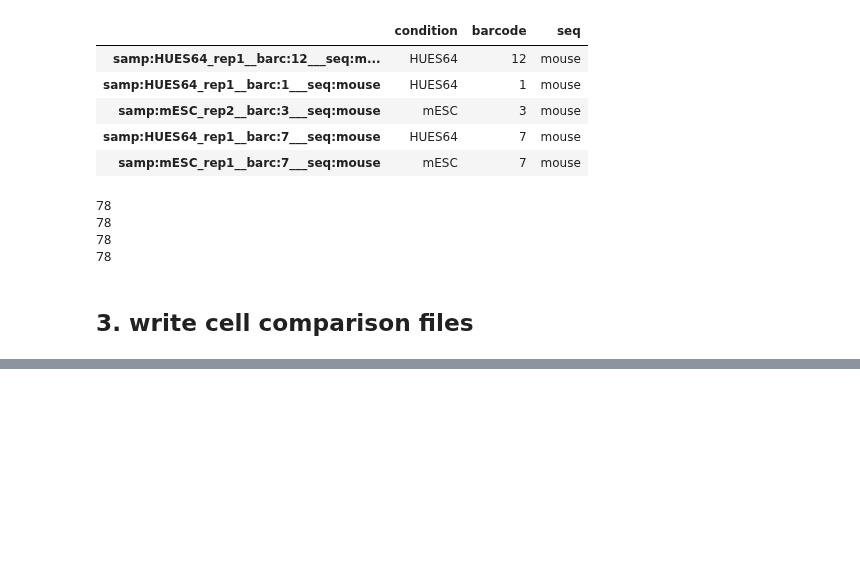
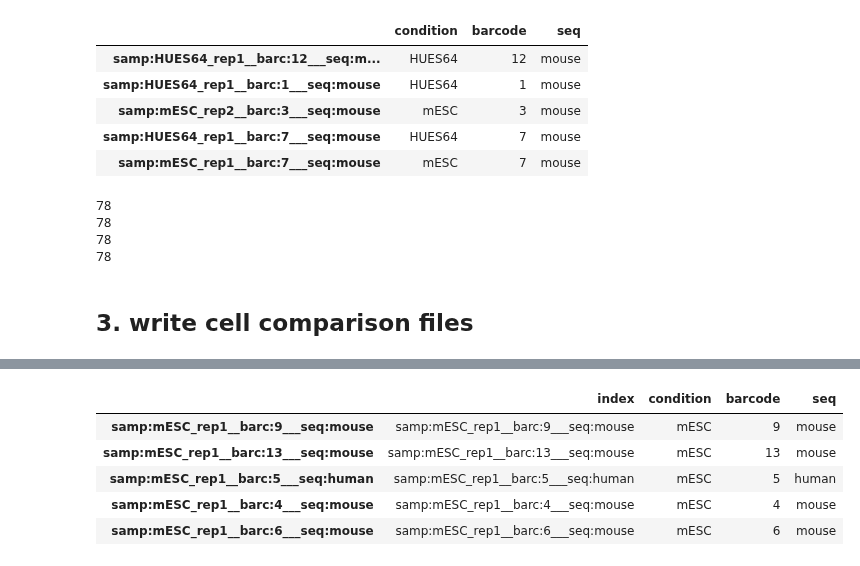
Before and after one commit to kmattioli/2019__cis_trans_MPRA, a Jupyter notebook: analysis/01__mpra/04__preprocess_mpranalyze_comp/04__preprocess_mpranalyze_comp.ipynb, the cells around one changed output, grey strips where cells are left out. Saved outputs shown, nothing was run; the diff lists cells and outputs as text; code cells hidden in the pictures; blank space fills up the shorter version.

```diff
--- a/analysis/01__mpra/04__preprocess_mpranalyze_comp/04__preprocess_mpranalyze_comp.ipynb
+++ b/analysis/01__mpra/04__preprocess_mpranalyze_comp/04__preprocess_mpranalyze_comp.ipynb
@@ -868,0 +915,11 @@ mouse_trans.to_csv("%s/mouse_rna_counts.cell_comp.mpranalyze.txt" % mpranalyze_d
+# %%
+human_col_ann_rep1 = human_col_ann[human_col_ann["index"].str.contains("rep1")]
+mouse_col_ann_rep1 = mouse_col_ann[mouse_col_ann["index"].str.contains("rep1")]
+mouse_col_ann_rep1.sample(5)
+# %% [output]
+|  | index | condition | barcode | seq |
+| samp:mESC_rep1__barc:9___seq:mouse | samp:mESC_rep1__barc:9___seq:mouse | mESC | 9 | mouse |
+| samp:mESC_rep1__barc:13___seq:mouse | samp:mESC_rep1__barc:13___seq:mouse | mESC | 13 | mouse |
+| samp:mESC_rep1__barc:5___seq:human | samp:mESC_rep1__barc:5___seq:human | mESC | 5 | human |
+| samp:mESC_rep1__barc:4___seq:mouse | samp:mESC_rep1__barc:4___seq:mouse | mESC | 4 | mouse |
+| samp:mESC_rep1__barc:6___seq:mouse | samp:mESC_rep1__barc:6___seq:mouse | mESC | 6 | mouse |
```
Also changed, not shown: parts of 10 cells of this notebook, 18 other files.
